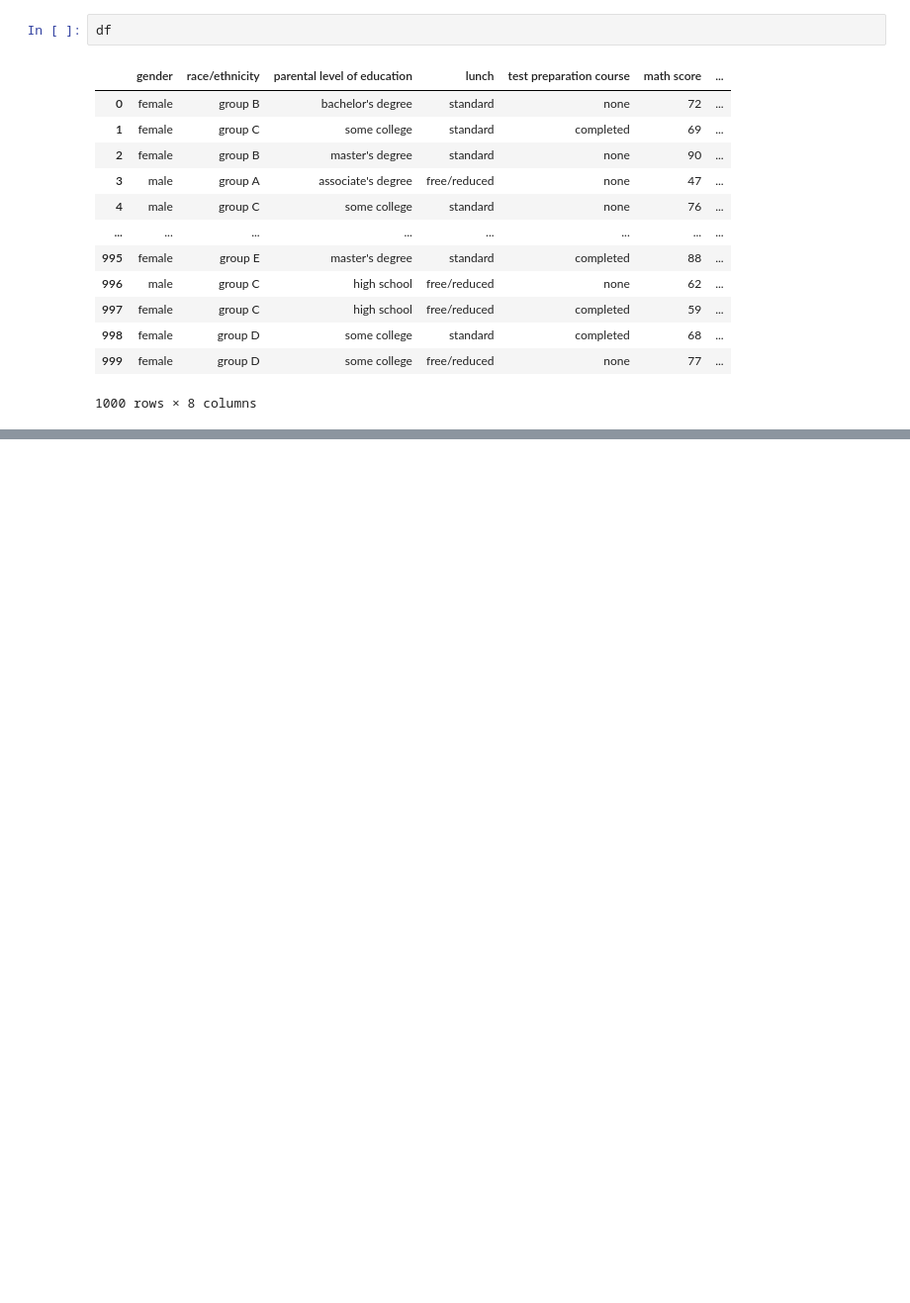
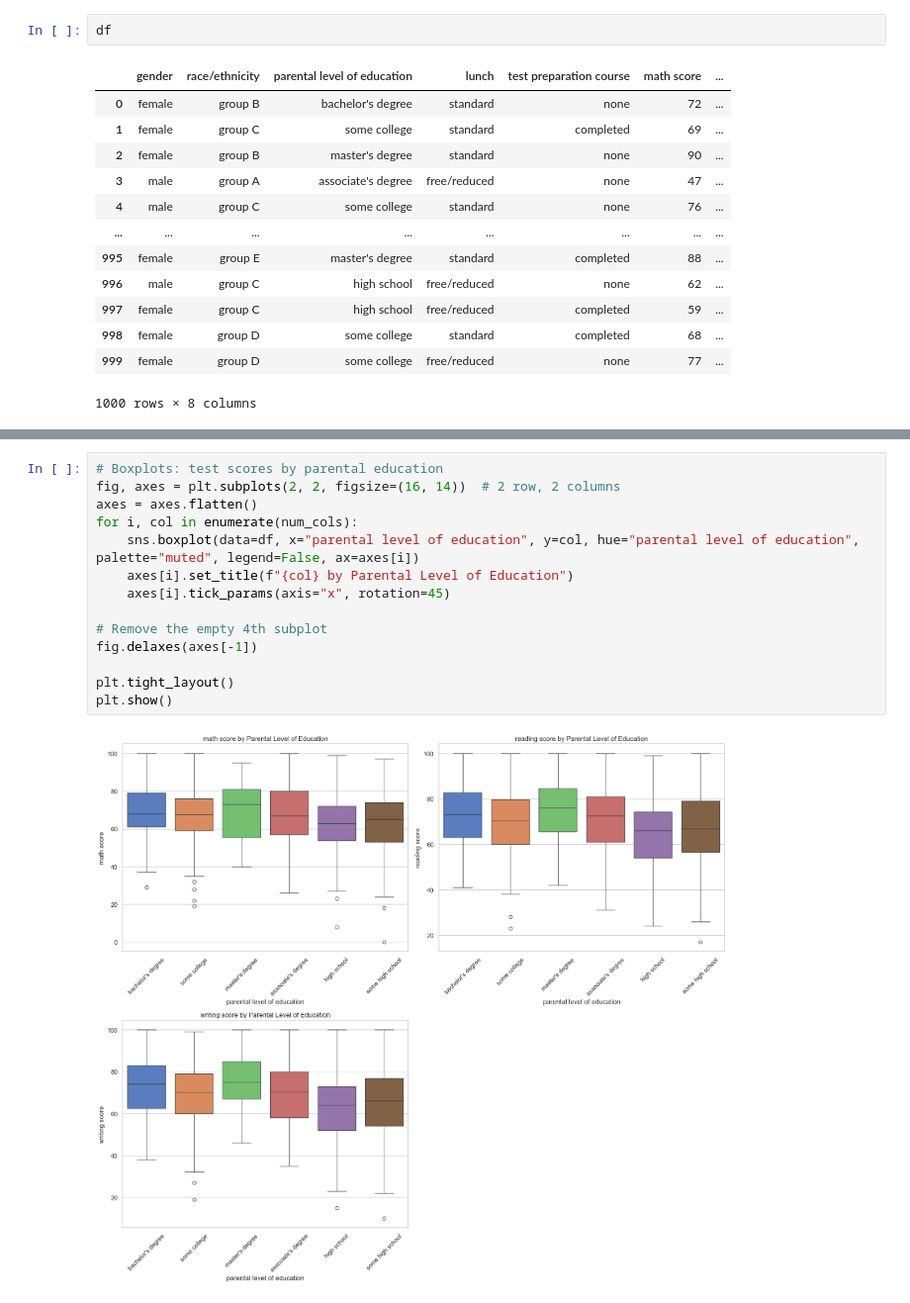
Before and after one commit to Stennas/Exploratory-Data-Analysis, a Jupyter notebook: students_perfomarmance/students_performance_eda.ipynb, the cells around one changed output, grey strips where cells are left out. Shown at 99% size. Saved outputs shown, nothing was run; the diff lists cells and outputs as text; blank space fills up the shorter version.

```diff
--- a/students_perfomarmance/students_performance_eda.ipynb
+++ b/students_perfomarmance/students_performance_eda.ipynb
@@ -20,0 +188,16 @@ df
+# %%
+# Boxplots: test scores by parental education
+fig, axes = plt.subplots(2, 2, figsize=(16, 14))  # 2 row, 2 columns
+axes = axes.flatten()
+for i, col in enumerate(num_cols):
+    sns.boxplot(data=df, x="parental level of education", y=col, hue="parental level of education", palette="muted", legend=False, ax=axes[i])
+    axes[i].set_title(f"{col} by Parental Level of Education")
+    axes[i].tick_params(axis="x", rotation=45)
+
+# Remove the empty 4th subplot
+fig.delaxes(axes[-1])
+
+plt.tight_layout()
+plt.show()
+# %% [output]
+[figure, added]
```
Also changed, not shown: parts of 19 cells of this notebook.
